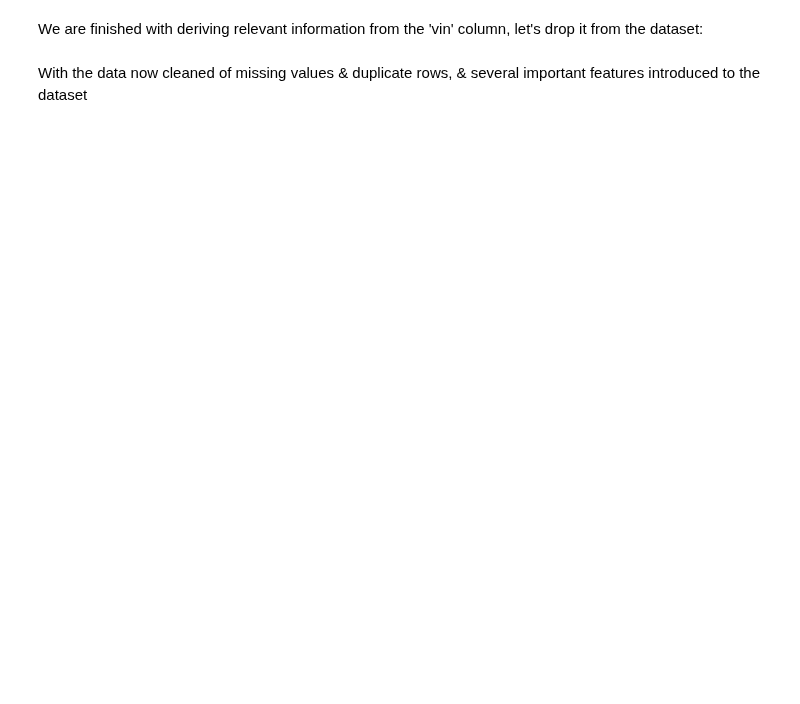
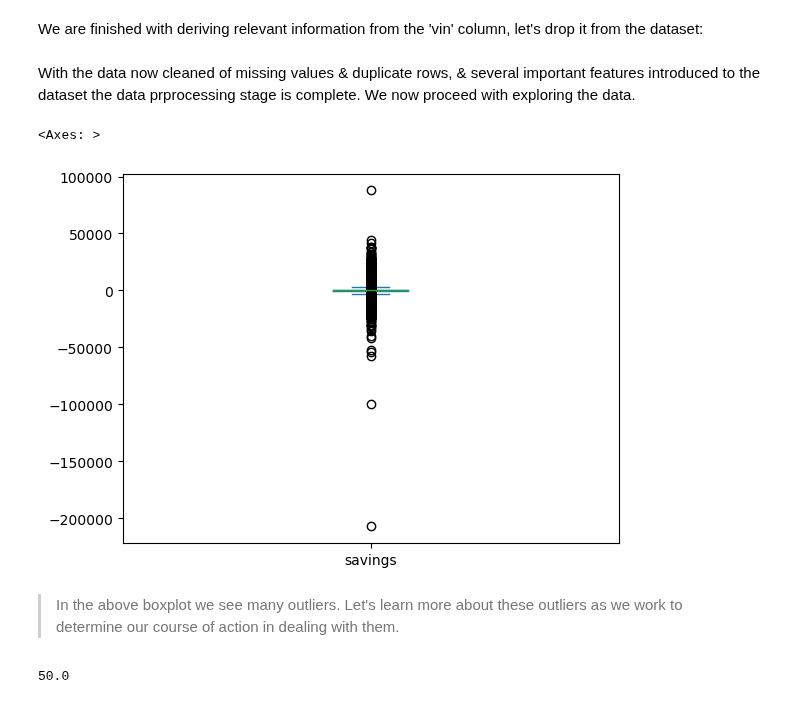
Before and after one commit to terminalcoder/used-car-auction-prices, a Jupyter notebook: notebook.ipynb, the cells around one changed output. Drawn from its saved outputs; the diff is of its cells as text; code cells hidden in the pictures; blank space fills up the shorter version.

Commit message:
added savings bplt

```diff
--- a/notebook.ipynb
+++ b/notebook.ipynb
@@ -392,4 +392,15 @@ We are finished with deriving relevant information from the 'vin' column, let's
 # %%
 df2.drop(['vin'], axis=1, inplace=True)
 # %% [markdown]
-With the data now cleaned of missing values & duplicate rows, & several important features introduced to the dataset
+With the data now cleaned of missing values & duplicate rows, & several important features introduced to the dataset the data prprocessing stage is complete. We now proceed with exploring the data.
+# %%
+df2['savings'].plot(kind='box')
+# %% [output]
+<Axes: >
+[figure, added]
+# %% [markdown]
+>In the above boxplot we see many outliers. Let's learn more about these outliers as we work to determine our course of action in dealing with them.
+# %%
+df2['savings'].quantile()
+# %% [output]
+50.0
```
